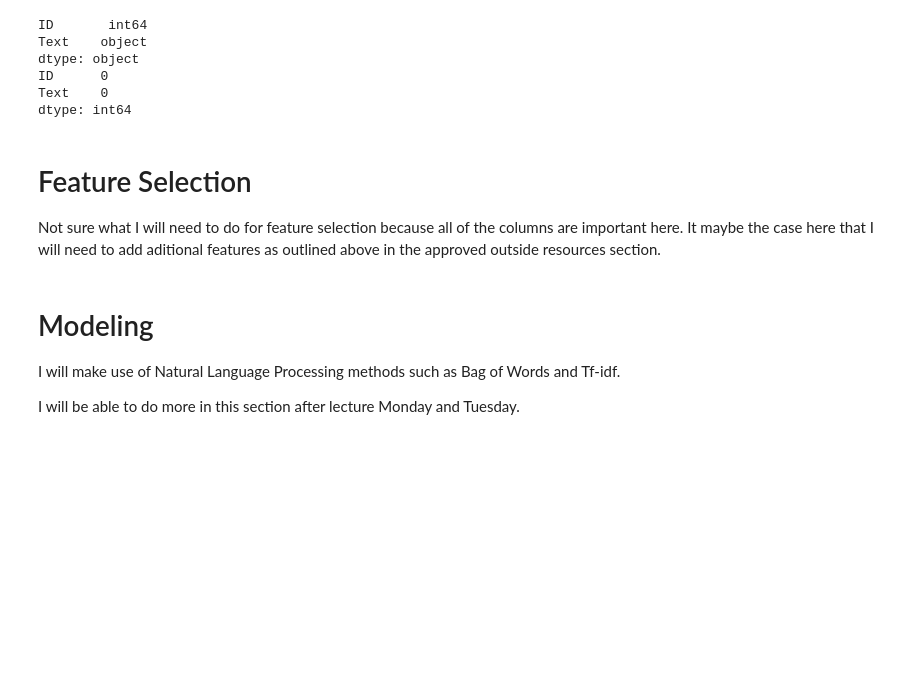
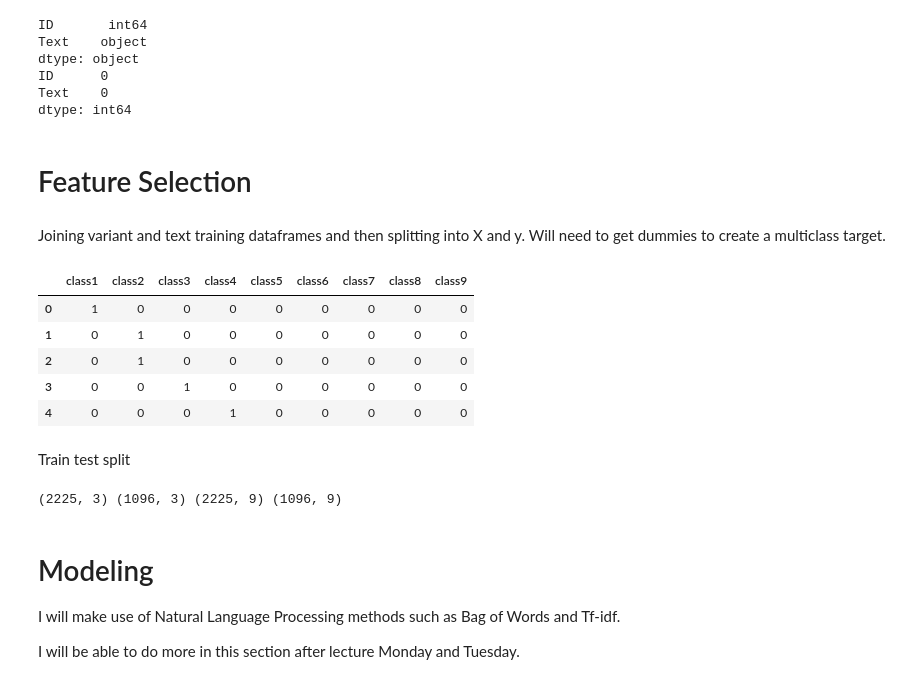
Before and after one commit to HallieCrosby/Personalized-Medicine-Redefining-Cancer-Treatment, a Jupyter notebook: Personalized-Medicine-Redefining-Cancer-Treatment.ipynb, the cells around one changed output. Drawn from its saved outputs; the diff is of its cells as text; code cells hidden in the pictures; blank space fills up the shorter version.

```diff
--- a/Personalized-Medicine-Redefining-Cancer-Treatment.ipynb
+++ b/Personalized-Medicine-Redefining-Cancer-Treatment.ipynb
@@ -364,6 +375,23 @@ dtype: object
 ID      0
 Text    0
 dtype: int64
-# %% [markdown]
-# Feature Selection
-Not sure what I will need to do for feature selection because all of the columns are important here. It maybe the case here that I will need to add aditional features as outlined above in the approved outside resources section.
+# %% [markdown]
+# Feature Selection
+# %% [markdown]
+Joining variant and text training dataframes and then splitting into X and y. Will need to get dummies to create a multiclass target.
+# %%
+df = train_var.merge(train_txt ,on='ID')
+X = df[['Gene', 'Variation', 'Text']]
+
+y = df['Class']
+y = pd.get_dummies(y, prefix='class', prefix_sep='', columns=['Class'])
+y.head()
+# %% [output]
+|  | class1 | class2 | class3 | class4 | class5 | class6 | class7 | class8 | class9 |
+| 0 | 1 | 0 | 0 | 0 | 0 | 0 | 0 | 0 | 0 |
+| 1 | 0 | 1 | 0 | 0 | 0 | 0 | 0 | 0 | 0 |
+| 2 | 0 | 1 | 0 | 0 | 0 | 0 | 0 | 0 | 0 |
+| 3 | 0 | 0 | 1 | 0 | 0 | 0 | 0 | 0 | 0 |
+| 4 | 0 | 0 | 0 | 1 | 0 | 0 | 0 | 0 | 0 |
+# %% [markdown]
+Train test split
@@ -370,3 +400,11 @@ Not sure what I will need to do for feature selection because all of the columns
+# %%
+print(X_train.shape,
+      X_test.shape,
+      y_train.shape,
+      y_test.shape
+)
+# %% [output]
+(2225, 3) (1096, 3) (2225, 9) (1096, 9)
 # %% [markdown]
 # Modeling
 I will make use of Natural Language Processing methods such as Bag of Words and Tf-idf.
```
Also changed, not shown: parts of 6 cells of this notebook.
